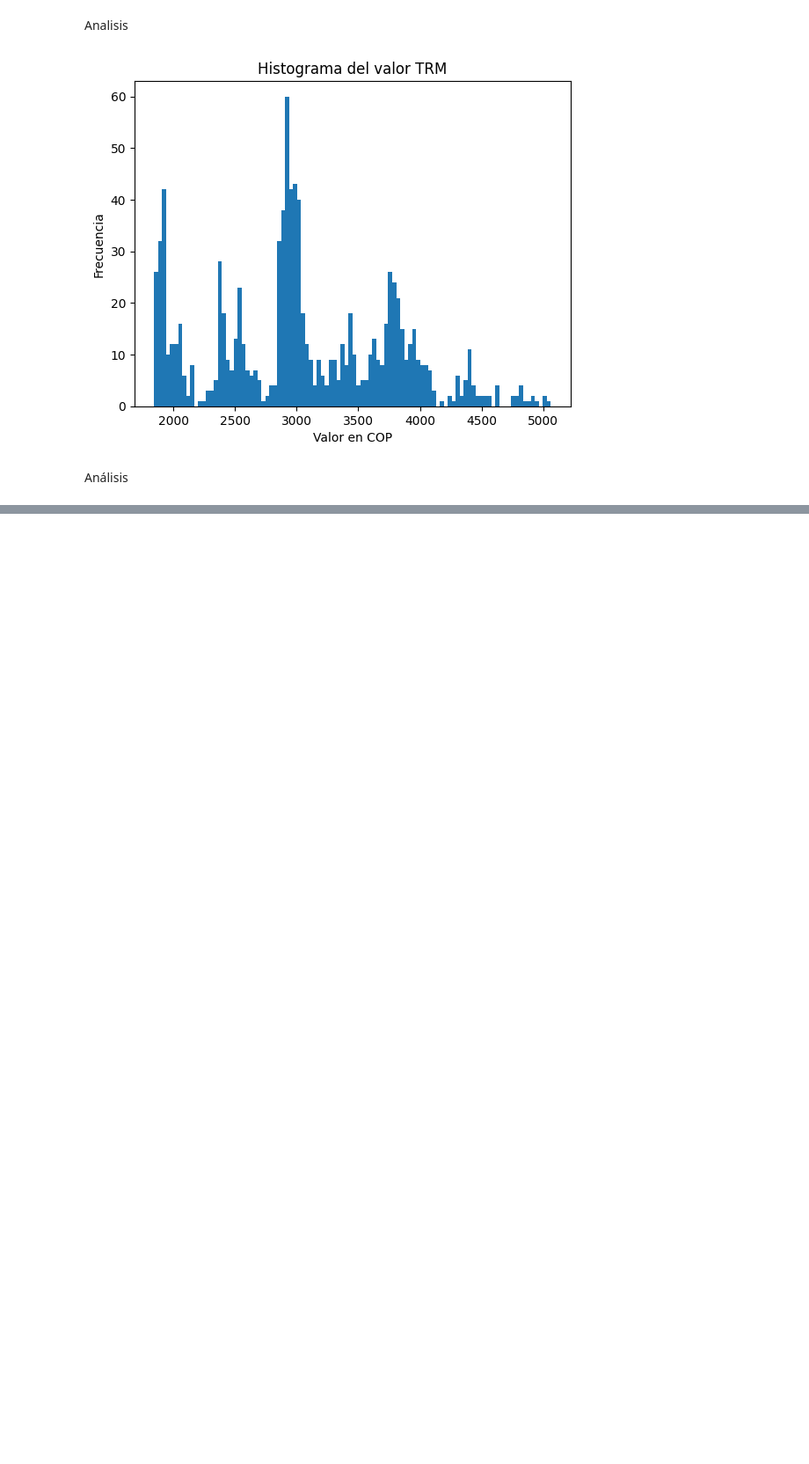
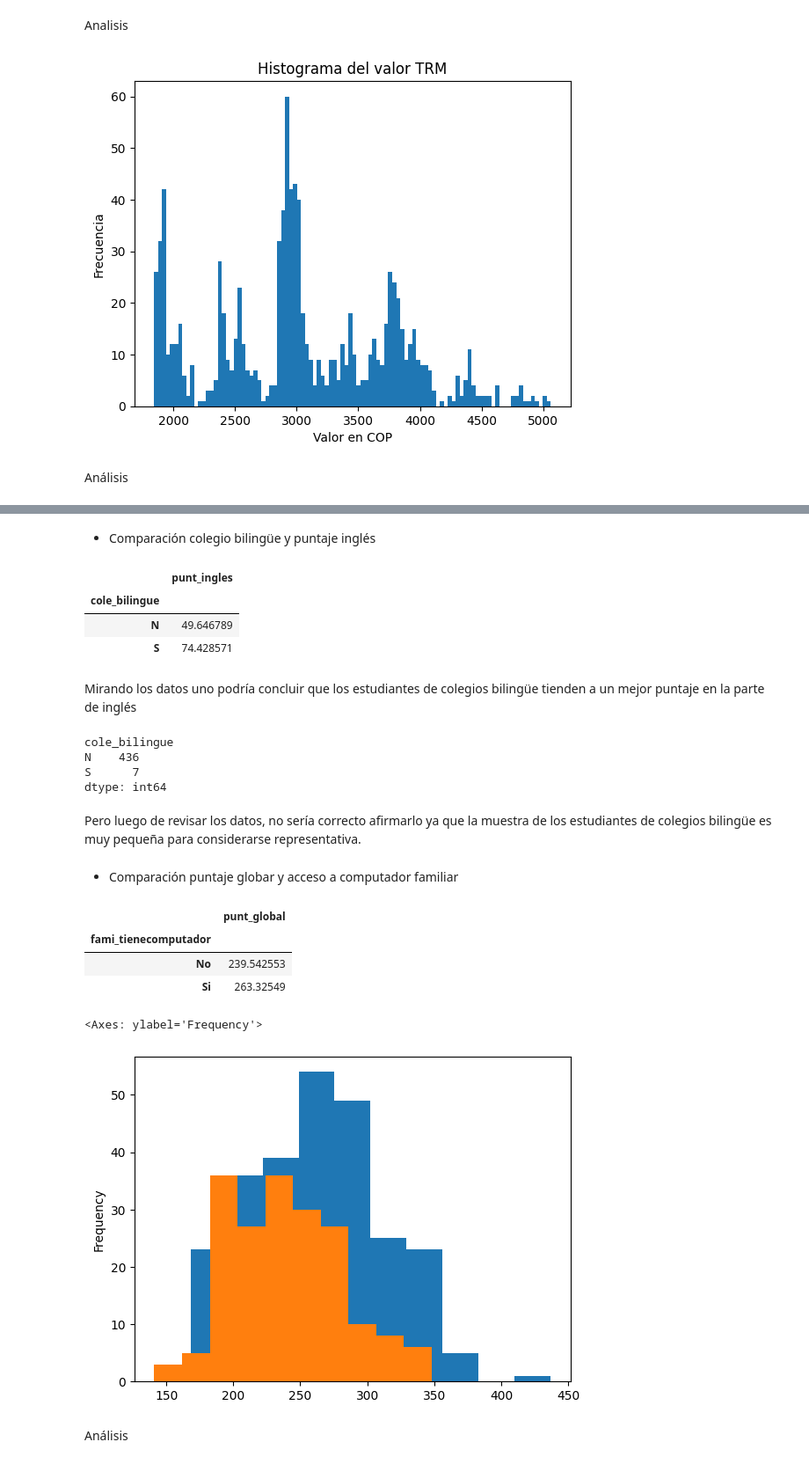
Before and after one commit to CarlsoCast/TALLER-VALENTINA, a Jupyter notebook: TALLER 10.ipynb, the cells around one changed output, grey strips where cells are left out. Shown: that part at 88% size. Cells and saved outputs as stored; diff of their text form; code cells hidden in the pictures; blank space fills up the shorter version.

```diff
--- a/TALLER 10.ipynb
+++ b/TALLER 10.ipynb
@@ -100,3 +101,10 @@ plt.show()
 [figure]
 # %% [markdown]
 Análisis
+# %%
+from sodapy import Socrata
+client = Socrata('www.datos.gov.co', None)
+results = client.get('kgxf-xxbe')
+datos = pd.DataFrame(results)
+datos=datos.dropna()
+datos.describe()
@@ -102,0 +119,44 @@ Análisis
+# %% [markdown]
+- Comparación colegio bilingüe y puntaje inglés
+# %%
+biling_punt_ing=datos[["cole_bilingue","punt_ingles"]]
+
+biling_punt_ing.loc[:,"punt_ingles"]=biling_punt_ing.loc[:,"punt_ingles"].astype(int)
+biling_punt_ing.groupby("cole_bilingue").mean()
+# %% [output]
+|  | punt_ingles |
+| cole_bilingue |  |
+| N | 49.646789 |
+| S | 74.428571 |
+# %% [markdown]
+Mirando los datos uno podría concluir que los estudiantes de colegios bilingüe tienden a un mejor puntaje en la parte de inglés
+# %%
+biling_punt_ing.groupby("cole_bilingue").size()
+# %% [output]
+cole_bilingue
+N    436
+S      7
+dtype: int64
+# %% [markdown]
+Pero luego de revisar los datos, no sería correcto afirmarlo ya que la muestra de los estudiantes de colegios bilingüe es muy pequeña para considerarse representativa.
+# %% [markdown]
+- Comparación puntaje globar y acceso a computador familiar
+# %%
+compu_global=datos[["fami_tienecomputador","punt_global"]]
+
+compu_global.loc[:,"punt_global"]=compu_global.loc[:,"punt_global"].astype(int)
+compu_global.groupby("fami_tienecomputador").mean()
+# %% [output]
+|  | punt_global |
+| fami_tienecomputador |  |
+| No | 239.542553 |
+| Si | 263.32549 |
+# %%
+compu_global_mask=compu_global["fami_tienecomputador"]=="Si"
+compu_global[compu_global_mask]["punt_global"].plot(kind='hist')
+compu_global[~compu_global_mask]["punt_global"].plot(kind='hist')
+# %% [output]
+<Axes: ylabel='Frequency'>
+[figure, added]
+# %% [markdown]
+Análisis
```
Also changed, not shown: parts of 3 cells of this notebook.
